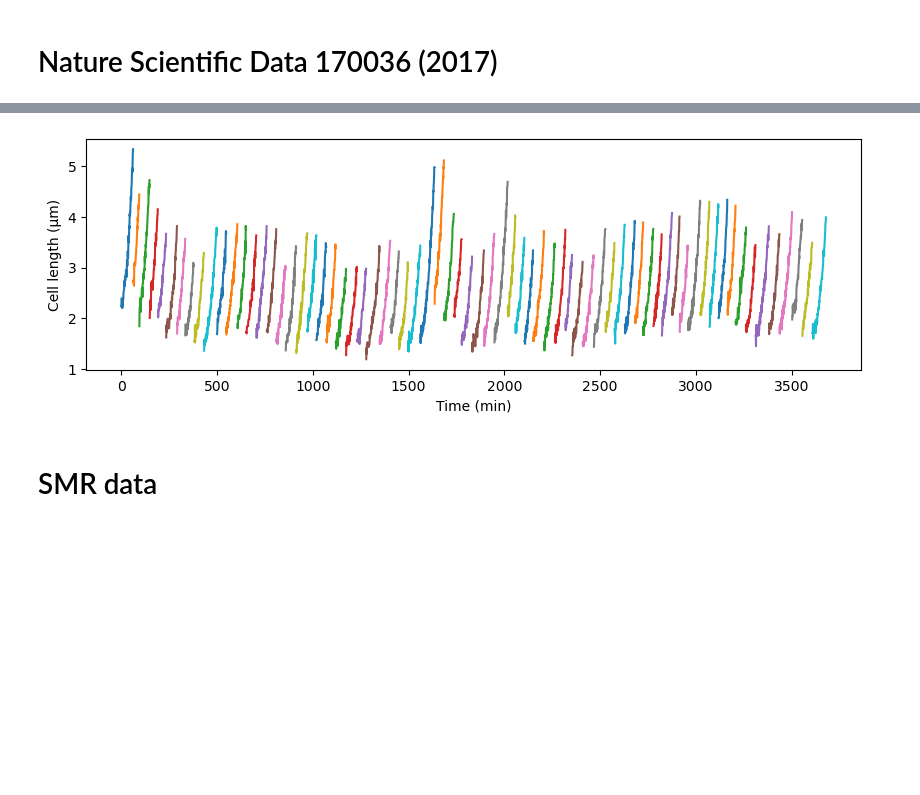
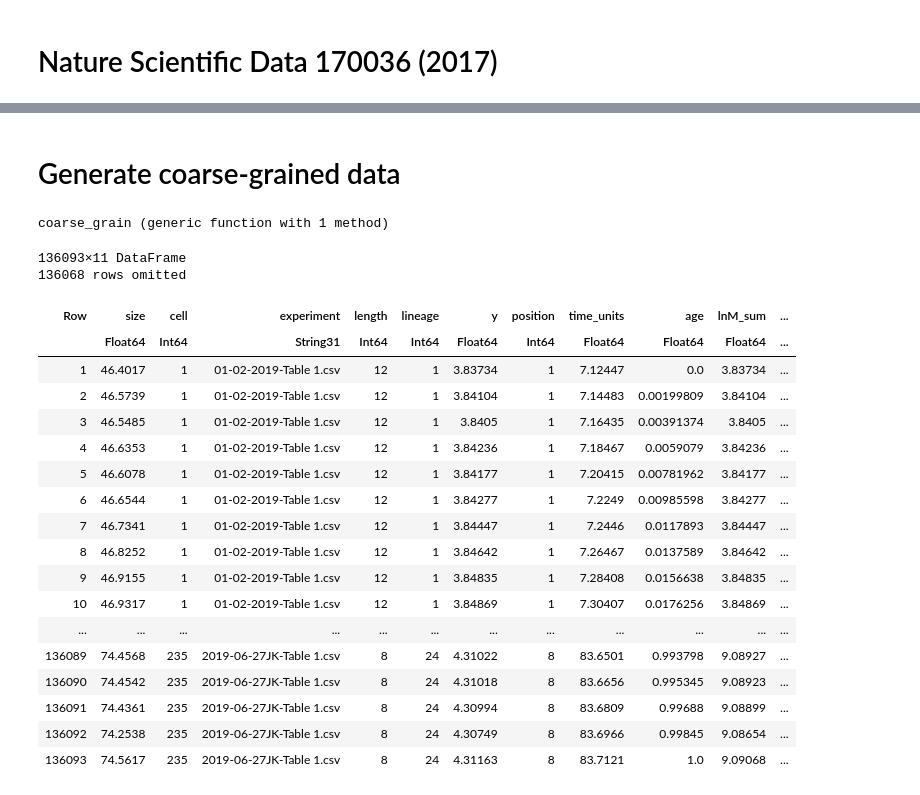
Before and after one commit to elevien/single-cell-size-data, a Jupyter notebook: processing/process_all_datasets.ipynb, the cells around one changed output, grey strips where cells are left out. Drawn from its saved outputs; the diff is of its cells as text; code cells hidden in the pictures; blank space fills up the shorter version.

```diff
--- a/processing/process_all_datasets.ipynb
+++ b/processing/process_all_datasets.ipynb
@@ -115,16 +127,50 @@ Processing temperature condition: MC4100_27C
-# %%
-experiments = unique(df_nsd.experiment)
-d = df_nsd[(df_nsd.experiment .== experiments[1]) .& (df_nsd.lineage .== 10),:]
-
-fig, ax= subplots(figsize=(10,3))
-for cell in unique(d.cell)
-    dcell = d[d.cell .== cell,:]
-    ax.plot(dcell.time_units,dcell.size)
-end
-ax.set_xlabel("Time (min)")
-ax.set_ylabel("Cell length (μm)")
-fig
-# %% [output]
-[figure, removed]
 # %% [markdown]
-# SMR data
+# Generate coarse-grained data
+# %%
+function coarse_grain(df)
+    df_cg = combine(groupby(df, [:experiment, :lineage, :cell])) do sdf
+        y0 = sdf.y[1]
+        yf = sdf.y[end]
+        phi = yf - y0
+        tau = sdf.time_units[end] - sdf.time_units[1]
+        (; experiment = sdf.experiment[1],
+        lineage = sdf.lineage[1],
+        cell = sdf.cell[1],
+        y0,
+        yf,
+        phi,
+        tau)
+    end
+    return df_cg
+end
+# %% [output]
+coarse_grain (generic function with 1 method)
+# %%
+# df_nsf_cg = coarse_grain(df_nsd)
+# CSV.write(joinpath("./../data/","TPP2017_cg.csv"),df_nsf_cg)
+# df_cb_cg = coarse_grain(df_cb)
+# CSV.write(joinpath("./../data/","WRB2010_cg.csv"),df_cb)
+df_l1210 = CSV.read(joinpath("./../data/","L1210smr_longtraces.csv"),DataFrame)
+df_l1210_cg = coarse_grain(df_l1210);
+df_l1210
+# %% [output]
+136093×11 DataFrame
+136068 rows omitted
+| Row | size | cell | experiment | length | lineage | y | position | time_units | age | lnM_sum | ... |
+|  | Float64 | Int64 | String31 | Int64 | Int64 | Float64 | Int64 | Float64 | Float64 | Float64 | ... |
+| 1 | 46.4017 | 1 | 01-02-2019-Table 1.csv | 12 | 1 | 3.83734 | 1 | 7.12447 | 0.0 | 3.83734 | ... |
+| 2 | 46.5739 | 1 | 01-02-2019-Table 1.csv | 12 | 1 | 3.84104 | 1 | 7.14483 | 0.00199809 | 3.84104 | ... |
+| 3 | 46.5485 | 1 | 01-02-2019-Table 1.csv | 12 | 1 | 3.8405 | 1 | 7.16435 | 0.00391374 | 3.8405 | ... |
+| 4 | 46.6353 | 1 | 01-02-2019-Table 1.csv | 12 | 1 | 3.84236 | 1 | 7.18467 | 0.0059079 | 3.84236 | ... |
+| 5 | 46.6078 | 1 | 01-02-2019-Table 1.csv | 12 | 1 | 3.84177 | 1 | 7.20415 | 0.00781962 | 3.84177 | ... |
+| 6 | 46.6544 | 1 | 01-02-2019-Table 1.csv | 12 | 1 | 3.84277 | 1 | 7.2249 | 0.00985598 | 3.84277 | ... |
+| 7 | 46.7341 | 1 | 01-02-2019-Table 1.csv | 12 | 1 | 3.84447 | 1 | 7.2446 | 0.0117893 | 3.84447 | ... |
+| 8 | 46.8252 | 1 | 01-02-2019-Table 1.csv | 12 | 1 | 3.84642 | 1 | 7.26467 | 0.0137589 | 3.84642 | ... |
+| 9 | 46.9155 | 1 | 01-02-2019-Table 1.csv | 12 | 1 | 3.84835 | 1 | 7.28408 | 0.0156638 | 3.84835 | ... |
+| 10 | 46.9317 | 1 | 01-02-2019-Table 1.csv | 12 | 1 | 3.84869 | 1 | 7.30407 | 0.0176256 | 3.84869 | ... |
+| ... | ... | ... | ... | ... | ... | ... | ... | ... | ... | ... | ... |
+| 136089 | 74.4568 | 235 | 2019-06-27JK-Table 1.csv | 8 | 24 | 4.31022 | 8 | 83.6501 | 0.993798 | 9.08927 | ... |
+| 136090 | 74.4542 | 235 | 2019-06-27JK-Table 1.csv | 8 | 24 | 4.31018 | 8 | 83.6656 | 0.995345 | 9.08923 | ... |
+| 136091 | 74.4361 | 235 | 2019-06-27JK-Table 1.csv | 8 | 24 | 4.30994 | 8 | 83.6809 | 0.99688 | 9.08899 | ... |
+| 136092 | 74.2538 | 235 | 2019-06-27JK-Table 1.csv | 8 | 24 | 4.30749 | 8 | 83.6966 | 0.99845 | 9.08654 | ... |
+| 136093 | 74.5617 | 235 | 2019-06-27JK-Table 1.csv | 8 | 24 | 4.31163 | 8 | 83.7121 | 1.0 | 9.09068 | ... |
```
Also changed, not shown: parts of 15 cells of this notebook, 28 other files.
